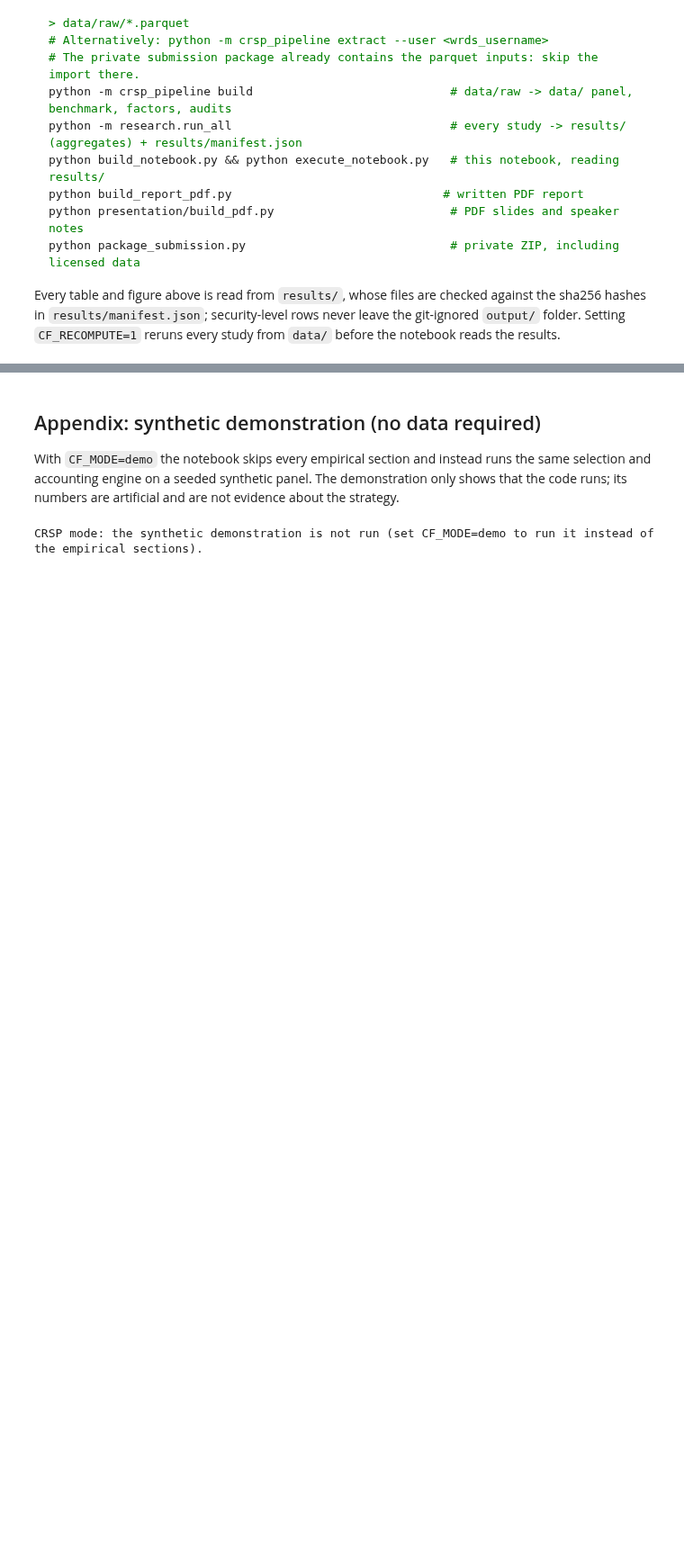
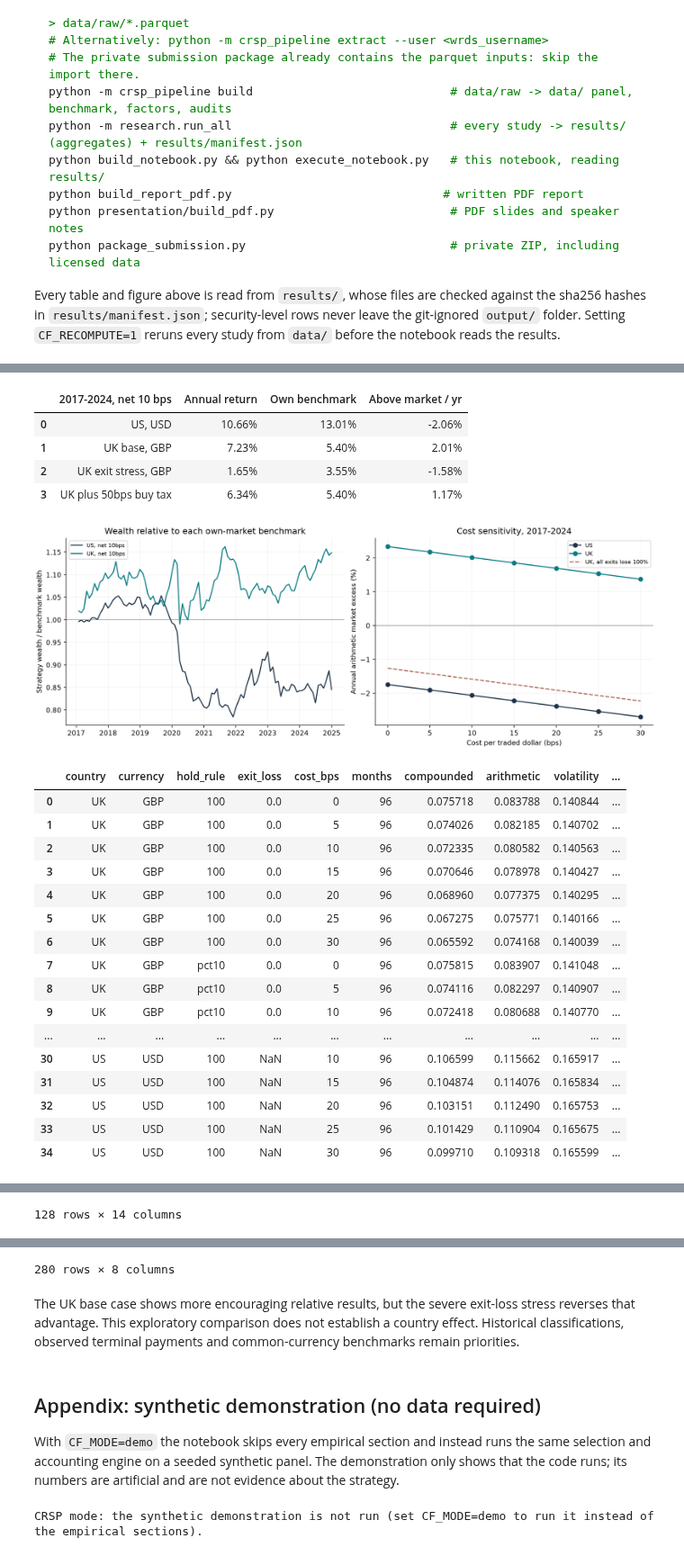
Before and after one commit to yingnichang/MTH9897, a Jupyter notebook: Final/conservative_formula_first_draft.ipynb, the cells around one changed output, grey strips where cells are left out. Shown at 90% size. Cells and saved outputs as stored; diff of their text form; code cells hidden in the pictures; blank space fills up the shorter version.

```diff
--- a/Final/conservative_formula_first_draft.ipynb
+++ b/Final/conservative_formula_first_draft.ipynb
@@ -1106,0 +1195,34 @@ data manifest sha256 `4816d582000aecfc…`; packages python 3.12.14, numpy 2.5.3
+# %%
+if empirical():
+    rows = country_rows(feedback)
+    display(pd.DataFrame(rows[1:], columns=rows[0]))
+    figure('uk_comparison','fig_comparison.png')
+    display(R('uk_comparison','summary.csv'))
+    display(R('uk_comparison','tax_sensitivity.csv'))
+    display(R('uk_comparison','coverage.csv'))
+    display(R('uk_comparison','annual.csv'))
+    say("The UK base case shows more encouraging relative results, but the severe exit-loss stress reverses that advantage. This exploratory comparison does not establish a country effect. Historical classifications, observed terminal payments and common-currency benchmarks remain priorities.")
+# %% [output]
+|  | 2017-2024, net 10 bps | Annual return | Own benchmark | Above market / yr |
+| 0 | US, USD | 10.66% | 13.01% | -2.06% |
+| 1 | UK base, GBP | 7.23% | 5.40% | 2.01% |
+| 2 | UK exit stress, GBP | 1.65% | 3.55% | -1.58% |
+| 3 | UK plus 50bps buy tax | 6.34% | 5.40% | 1.17% |
+[figure, added]
+|  | country | currency | hold_rule | exit_loss | cost_bps | months | compounded | arithmetic | volatility | ... |
+| 0 | UK | GBP | 100 | 0.0 | 0 | 96 | 0.075718 | 0.083788 | 0.140844 | ... |
+| 1 | UK | GBP | 100 | 0.0 | 5 | 96 | 0.074026 | 0.082185 | 0.140702 | ... |
+| 2 | UK | GBP | 100 | 0.0 | 10 | 96 | 0.072335 | 0.080582 | 0.140563 | ... |
+| 3 | UK | GBP | 100 | 0.0 | 15 | 96 | 0.070646 | 0.078978 | 0.140427 | ... |
+| 4 | UK | GBP | 100 | 0.0 | 20 | 96 | 0.068960 | 0.077375 | 0.140295 | ... |
+| 5 | UK | GBP | 100 | 0.0 | 25 | 96 | 0.067275 | 0.075771 | 0.140166 | ... |
+| 6 | UK | GBP | 100 | 0.0 | 30 | 96 | 0.065592 | 0.074168 | 0.140039 | ... |
+| 7 | UK | GBP | pct10 | 0.0 | 0 | 96 | 0.075815 | 0.083907 | 0.141048 | ... |
+| 8 | UK | GBP | pct10 | 0.0 | 5 | 96 | 0.074116 | 0.082297 | 0.140907 | ... |
+| 9 | UK | GBP | pct10 | 0.0 | 10 | 96 | 0.072418 | 0.080688 | 0.140770 | ... |
+| ... | ... | ... | ... | ... | ... | ... | ... | ... | ... | ... |
+| 30 | US | USD | 100 | NaN | 10 | 96 | 0.106599 | 0.115662 | 0.165917 | ... |
+| 31 | US | USD | 100 | NaN | 15 | 96 | 0.104874 | 0.114076 | 0.165834 | ... |
+| 32 | US | USD | 100 | NaN | 20 | 96 | 0.103151 | 0.112490 | 0.165753 | ... |
+| 33 | US | USD | 100 | NaN | 25 | 96 | 0.101429 | 0.110904 | 0.165675 | ... |
+| 34 | US | USD | 100 | NaN | 30 | 96 | 0.099710 | 0.109318 | 0.165599 | ... |
@@ -1106,0 +1258 @@ data manifest sha256 `4816d582000aecfc…`; packages python 3.12.14, numpy 2.5.3
+128 rows × 14 columns
@@ -1107,3 +1271,5 @@ data manifest sha256 `4816d582000aecfc…`; packages python 3.12.14, numpy 2.5.3
+280 rows × 8 columns
+The UK base case shows more encouraging relative results, but the severe exit-loss stress reverses that advantage. This exploratory comparison does not establish a country effect. Historical classifications, observed terminal payments and common-currency benchmarks remain priorities.
 # %% [markdown]
 ## Appendix: synthetic demonstration (no data required)
 With `CF_MODE=demo` the notebook skips every empirical section and instead runs the same selection and accounting
```
Also changed, not shown: parts of 5 cells of this notebook, 43 other files.
